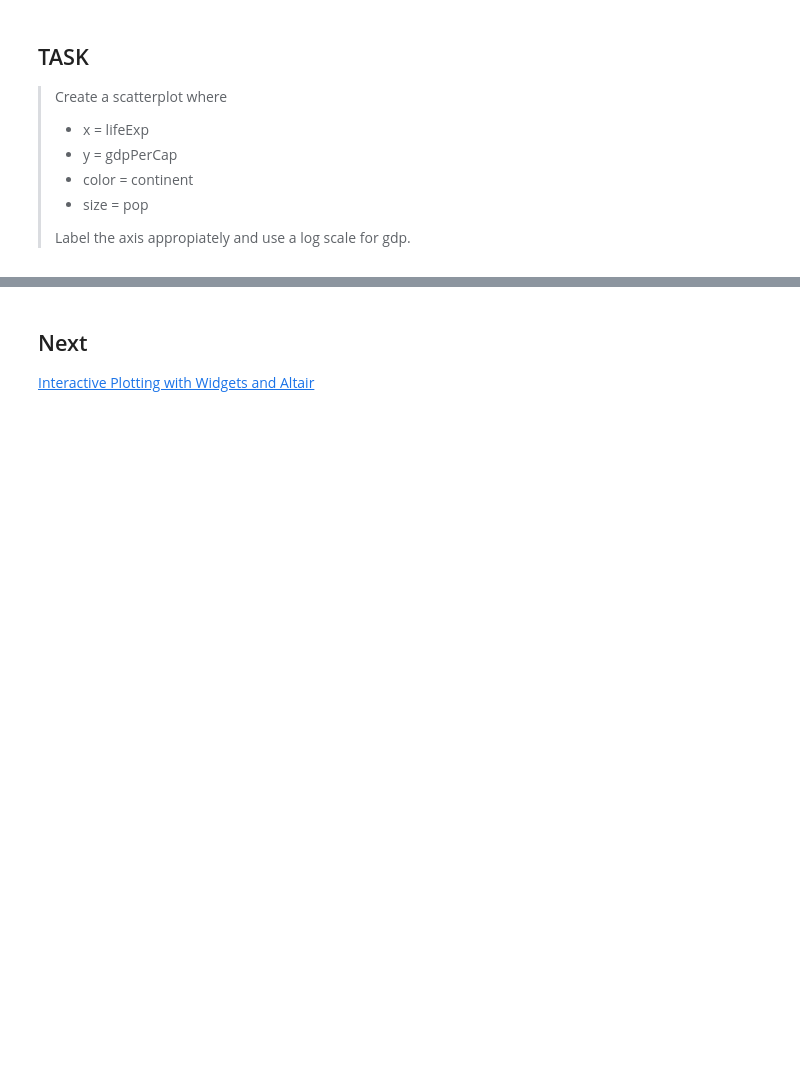
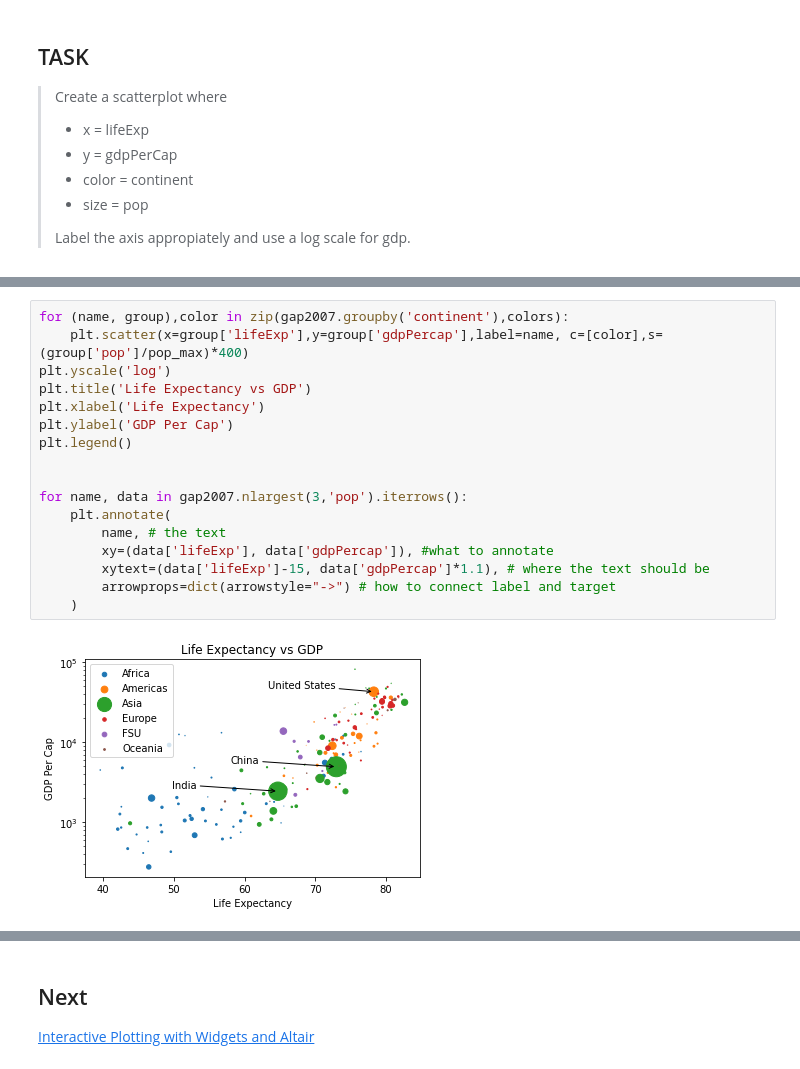
Before and after one commit to miguelazue/python-visualization-tutorial, a Jupyter notebook: 03_StaticPlotting.ipynb, the cells around one changed output, grey strips where cells are left out. Drawn from its saved outputs; the diff is of its cells as text; blank space fills up the shorter version.

```diff
--- a/03_StaticPlotting.ipynb
+++ b/03_StaticPlotting.ipynb
@@ -176,0 +215,19 @@ sns.clustermap(corrmat, square=True)
+# %%
+for (name, group),color in zip(gap2007.groupby('continent'),colors):
+    plt.scatter(x=group['lifeExp'],y=group['gdpPercap'],label=name, c=[color],s=(group['pop']/pop_max)*400)
+plt.yscale('log')
+plt.title('Life Expectancy vs GDP')
+plt.xlabel('Life Expectancy')
+plt.ylabel('GDP Per Cap')
+plt.legend()
+
+
+for name, data in gap2007.nlargest(3,'pop').iterrows():
+    plt.annotate(
+        name, # the text
+        xy=(data['lifeExp'], data['gdpPercap']), #what to annotate
+        xytext=(data['lifeExp']-15, data['gdpPercap']*1.1), # where the text should be
+        arrowprops=dict(arrowstyle="->") # how to connect label and target
+    )
+# %% [output]
+[figure, added]
```
Also changed, not shown: parts of 8 cells of this notebook.
